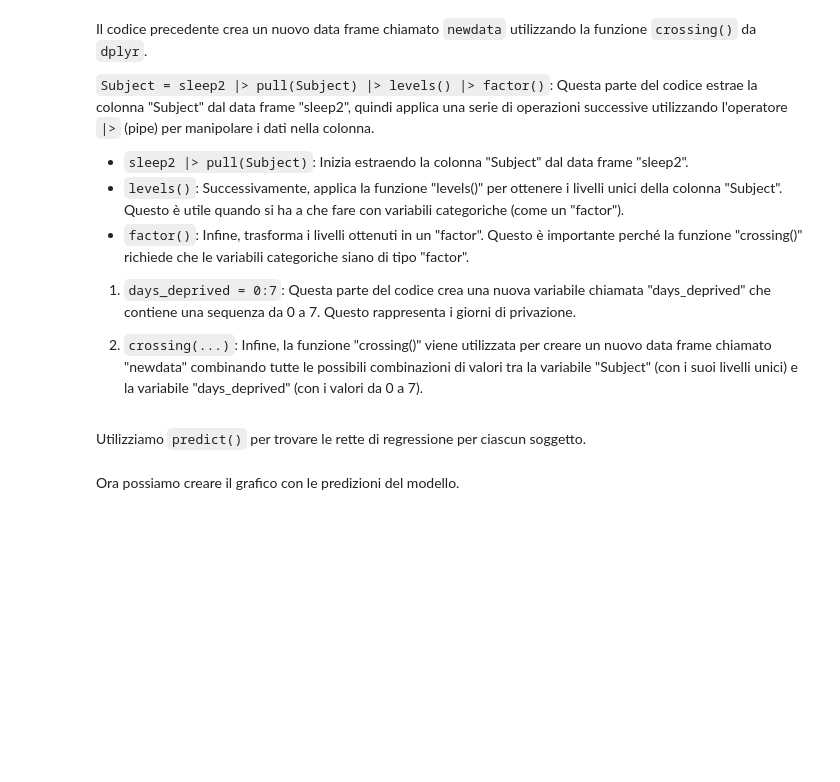
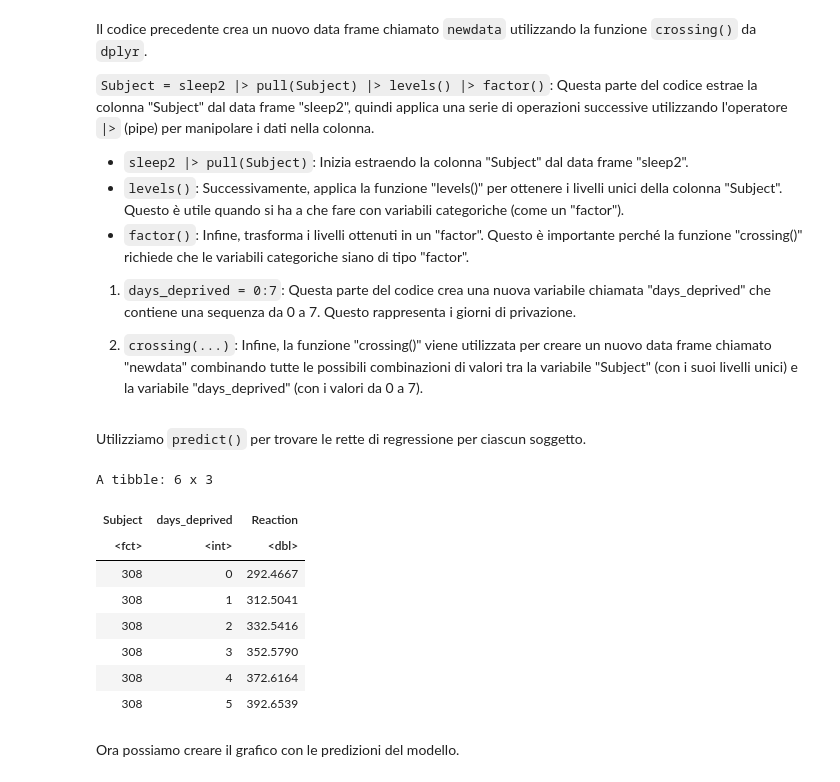
Before and after one commit to ccaudek/psy_test, a Jupyter notebook: _build/html/_sources/_raters/01_multilevel_1.ipynb, the cells around one changed output. Drawn from its saved outputs; the diff is of its cells as text; code cells hidden in the pictures; blank space fills up the shorter version.

```diff
--- a/_build/html/_sources/_raters/01_multilevel_1.ipynb
+++ b/_build/html/_sources/_raters/01_multilevel_1.ipynb
@@ -647,6 +687,18 @@ Utilizziamo `predict()` per trovare le rette di regressione per ciascun soggetto
 # %%
 newdata2 <- newdata |>
     mutate(Reaction = predict(pp_mod, newdata))
+# %%
+head(newdata2)
+# %% [output]
+A tibble: 6 x 3
+| Subject | days_deprived | Reaction |
+| <fct> | <int> | <dbl> |
+| 308 | 0 | 292.4667 |
+| 308 | 1 | 312.5041 |
+| 308 | 2 | 332.5416 |
+| 308 | 3 | 352.5790 |
+| 308 | 4 | 372.6164 |
+| 308 | 5 | 392.6539 |
 # %% [markdown]
 Ora possiamo creare il grafico con le predizioni del modello.
 # %%
```
Also changed, not shown: parts of 25 cells of this notebook, 8 other files.
